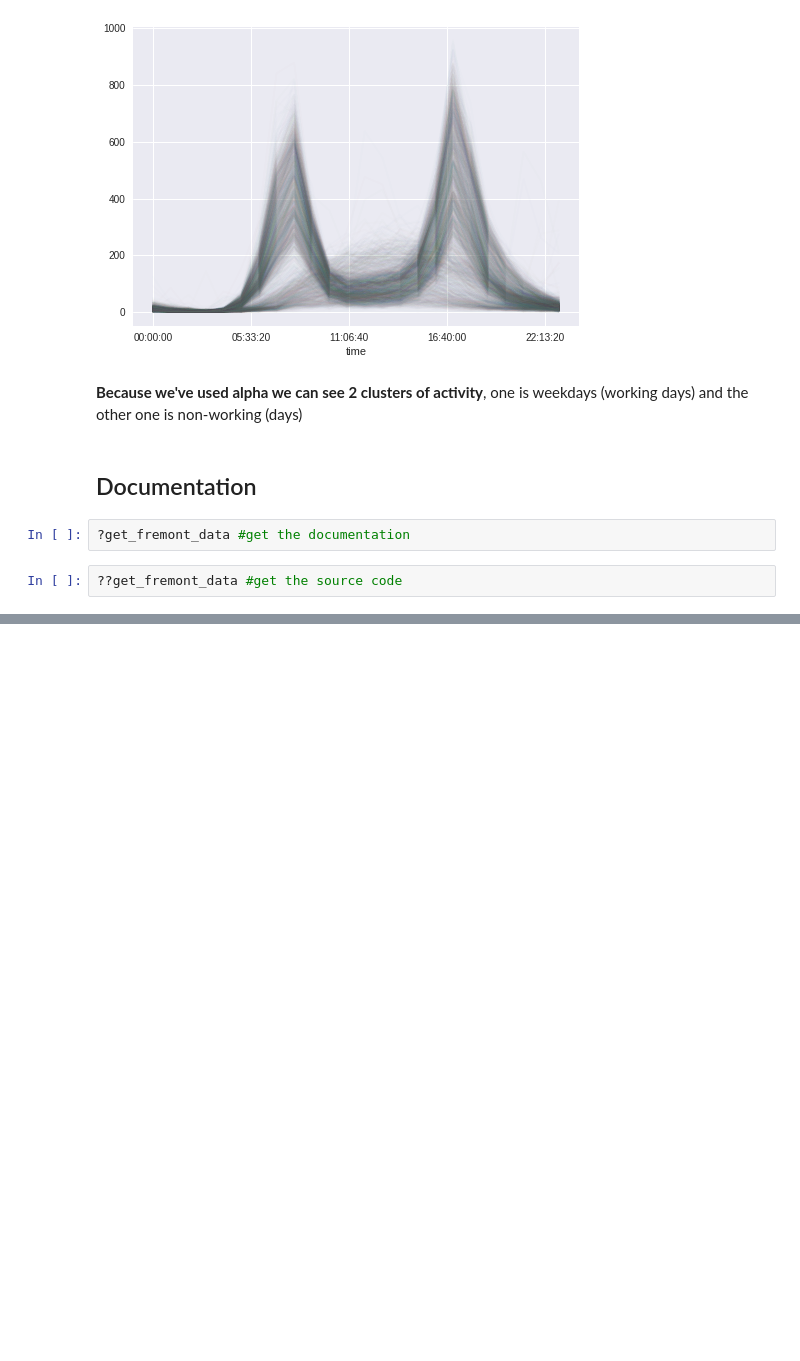
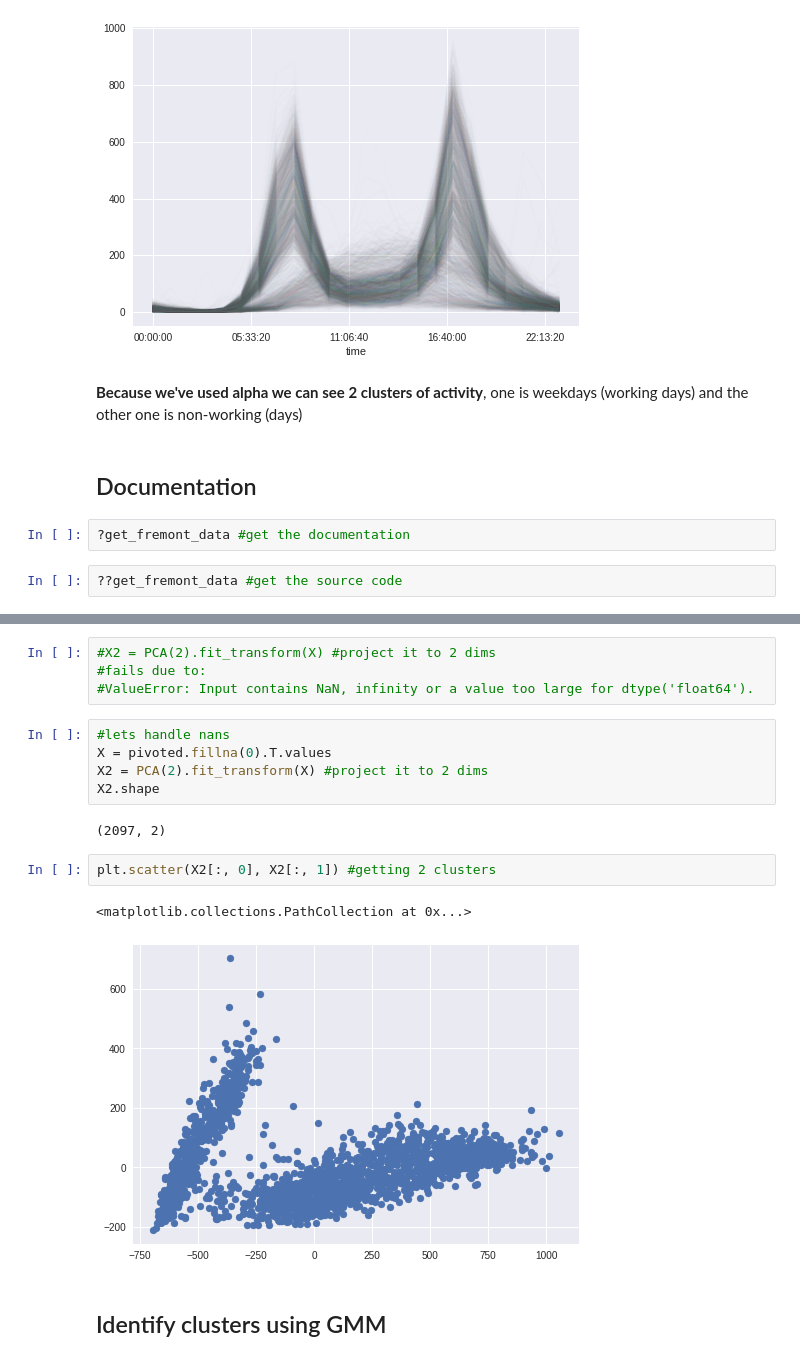
Before and after one commit to shaybensasson/JupyterWorkflow, a Jupyter notebook: JupyterWorkflow.ipynb, the cells around one changed output, grey strips where cells are left out. Saved outputs shown, nothing was run; the diff lists cells and outputs as text; blank space fills up the shorter version.

```diff
--- a/JupyterWorkflow.ipynb
+++ b/JupyterWorkflow.ipynb
@@ -114,0 +125,18 @@ pivoted.plot(legend=False, alpha = 0.01)
+# %%
+#X2 = PCA(2).fit_transform(X) #project it to 2 dims
+#fails due to:
+#ValueError: Input contains NaN, infinity or a value too large for dtype('float64').
+# %%
+#lets handle nans
+X = pivoted.fillna(0).T.values
+X2 = PCA(2).fit_transform(X) #project it to 2 dims
+X2.shape
+# %% [output]
+(2097, 2)
+# %%
+plt.scatter(X2[:, 0], X2[:, 1]) #getting 2 clusters
+# %% [output]
+<matplotlib.collections.PathCollection at 0x...>
+[figure, added]
+# %% [markdown]
+## Identify clusters using GMM
```
Also changed, not shown: parts of 17 cells of this notebook.
